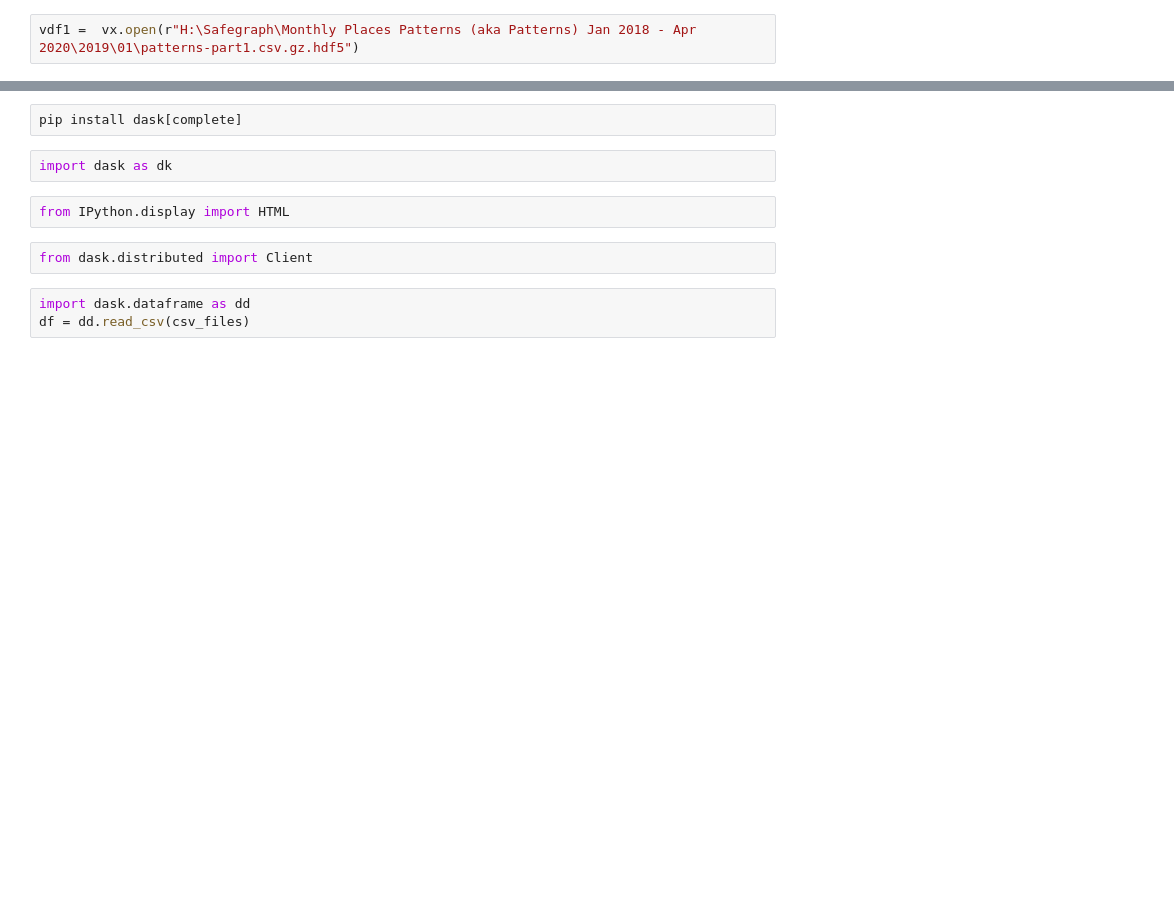
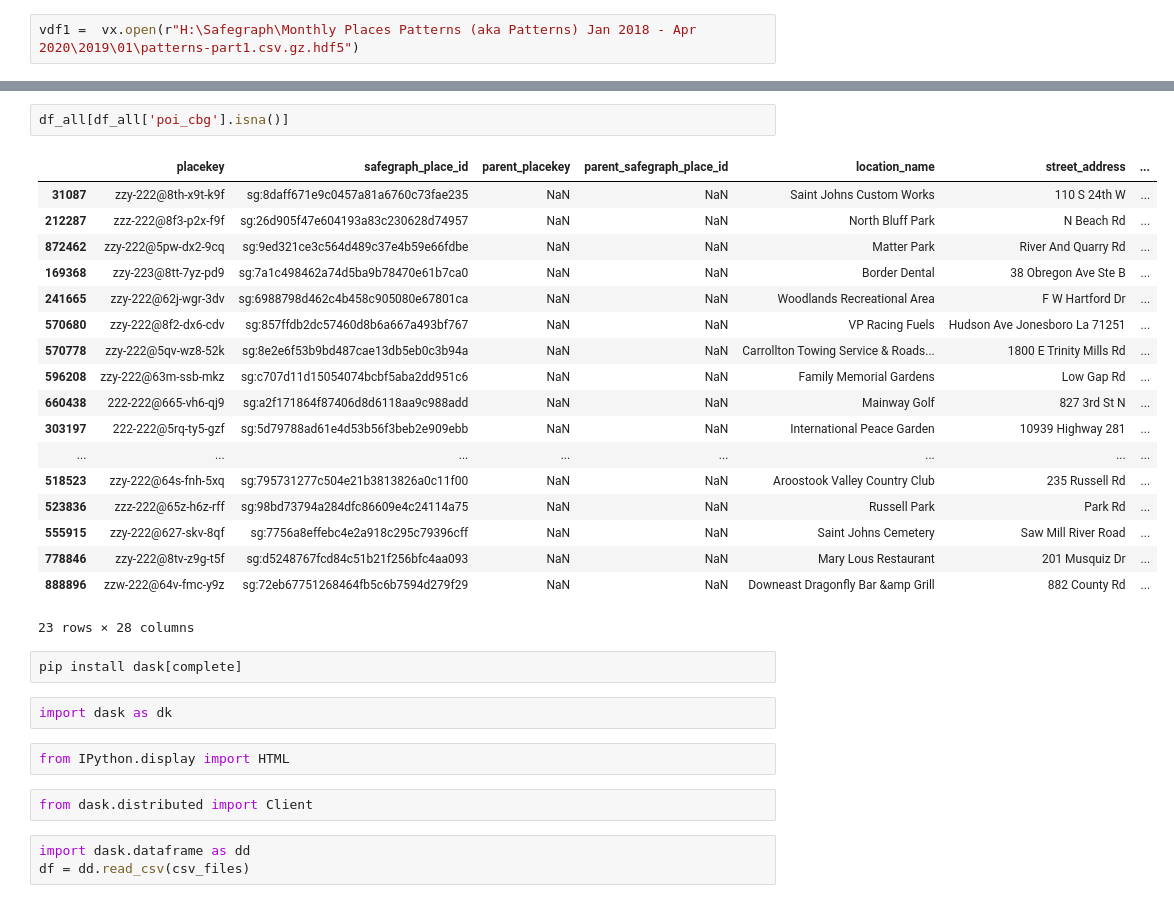
Before and after one commit to gladcolor/safegraph_code, a Jupyter notebook: patterns.ipynb, the cells around one changed output, grey strips where cells are left out. Cells and saved outputs as stored; diff of their text form; blank space fills up the shorter version.

```diff
--- a/patterns.ipynb
+++ b/patterns.ipynb
@@ -120,3 +132,24 @@ len(df1): 1049196
+# %%
+df_all[df_all['poi_cbg'].isna()]
+# %% [output]
+|  | placekey | safegraph_place_id | parent_placekey | parent_safegraph_place_id | location_name | street_address | ... |
+| 31087 | zzy-222@8th-x9t-k9f | sg:8daff671e9c0457a81a6760c73fae235 | NaN | NaN | Saint Johns Custom Works | 110 S 24th W | ... |
+| 212287 | zzz-222@8f3-p2x-f9f | sg:26d905f47e604193a83c230628d74957 | NaN | NaN | North Bluff Park | N Beach Rd | ... |
+| 872462 | zzy-222@5pw-dx2-9cq | sg:9ed321ce3c564d489c37e4b59e66fdbe | NaN | NaN | Matter Park | River And Quarry Rd | ... |
+| 169368 | zzy-223@8tt-7yz-pd9 | sg:7a1c498462a74d5ba9b78470e61b7ca0 | NaN | NaN | Border Dental | 38 Obregon Ave Ste B | ... |
+| 241665 | zzy-222@62j-wgr-3dv | sg:6988798d462c4b458c905080e67801ca | NaN | NaN | Woodlands Recreational Area | F W Hartford Dr | ... |
+| 570680 | zzy-222@8f2-dx6-cdv | sg:857ffdb2dc57460d8b6a667a493bf767 | NaN | NaN | VP Racing Fuels | Hudson Ave Jonesboro La 71251 | ... |
+| 570778 | zzy-222@5qv-wz8-52k | sg:8e2e6f53b9bd487cae13db5eb0c3b94a | NaN | NaN | Carrollton Towing Service & Roads... | 1800 E Trinity Mills Rd | ... |
+| 596208 | zzy-222@63m-ssb-mkz | sg:c707d11d15054074bcbf5aba2dd951c6 | NaN | NaN | Family Memorial Gardens | Low Gap Rd | ... |
+| 660438 | 222-222@665-vh6-qj9 | sg:a2f171864f87406d8d6118aa9c988add | NaN | NaN | Mainway Golf | 827 3rd St N | ... |
+| 303197 | 222-222@5rq-ty5-gzf | sg:5d79788ad61e4d53b56f3beb2e909ebb | NaN | NaN | International Peace Garden | 10939 Highway 281 | ... |
+| ... | ... | ... | ... | ... | ... | ... | ... |
+| 518523 | zzy-222@64s-fnh-5xq | sg:795731277c504e21b3813826a0c11f00 | NaN | NaN | Aroostook Valley Country Club | 235 Russell Rd | ... |
+| 523836 | zzz-222@65z-h6z-rff | sg:98bd73794a284dfc86609e4c24114a75 | NaN | NaN | Russell Park | Park Rd | ... |
+| 555915 | zzy-222@627-skv-8qf | sg:7756a8effebc4e2a918c295c79396cff | NaN | NaN | Saint Johns Cemetery | Saw Mill River Road | ... |
+| 778846 | zzy-222@8tv-z9g-t5f | sg:d5248767fcd84c51b21f256bfc4aa093 | NaN | NaN | Mary Lous Restaurant | 201 Musquiz Dr | ... |
+| 888896 | zzw-222@64v-fmc-y9z | sg:72eb67751268464fb5c6b7594d279f29 | NaN | NaN | Downeast Dragonfly Bar &amp Grill | 882 County Rd | ... |
+23 rows × 28 columns
 # %%
 pip install dask[complete]
 # %%
```
Also changed, not shown: parts of 14 cells of this notebook, 4 other files.
